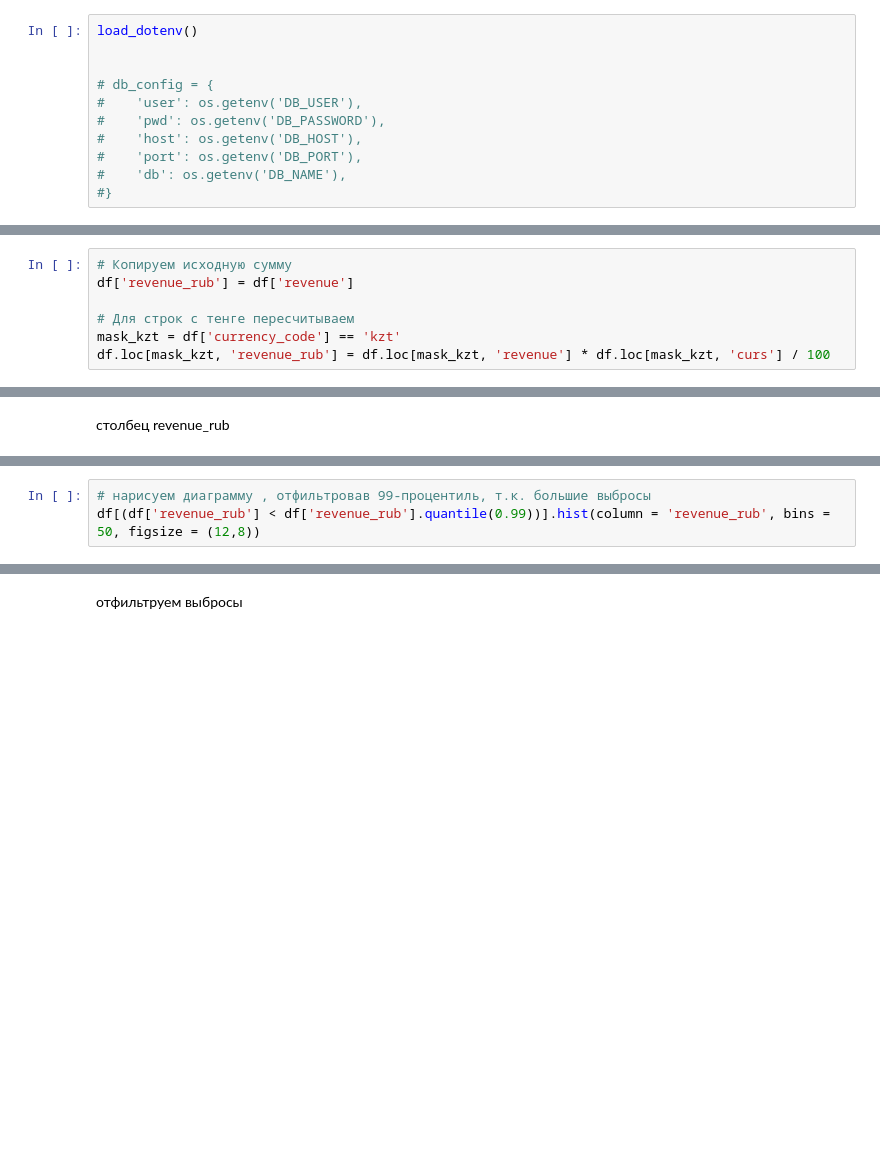
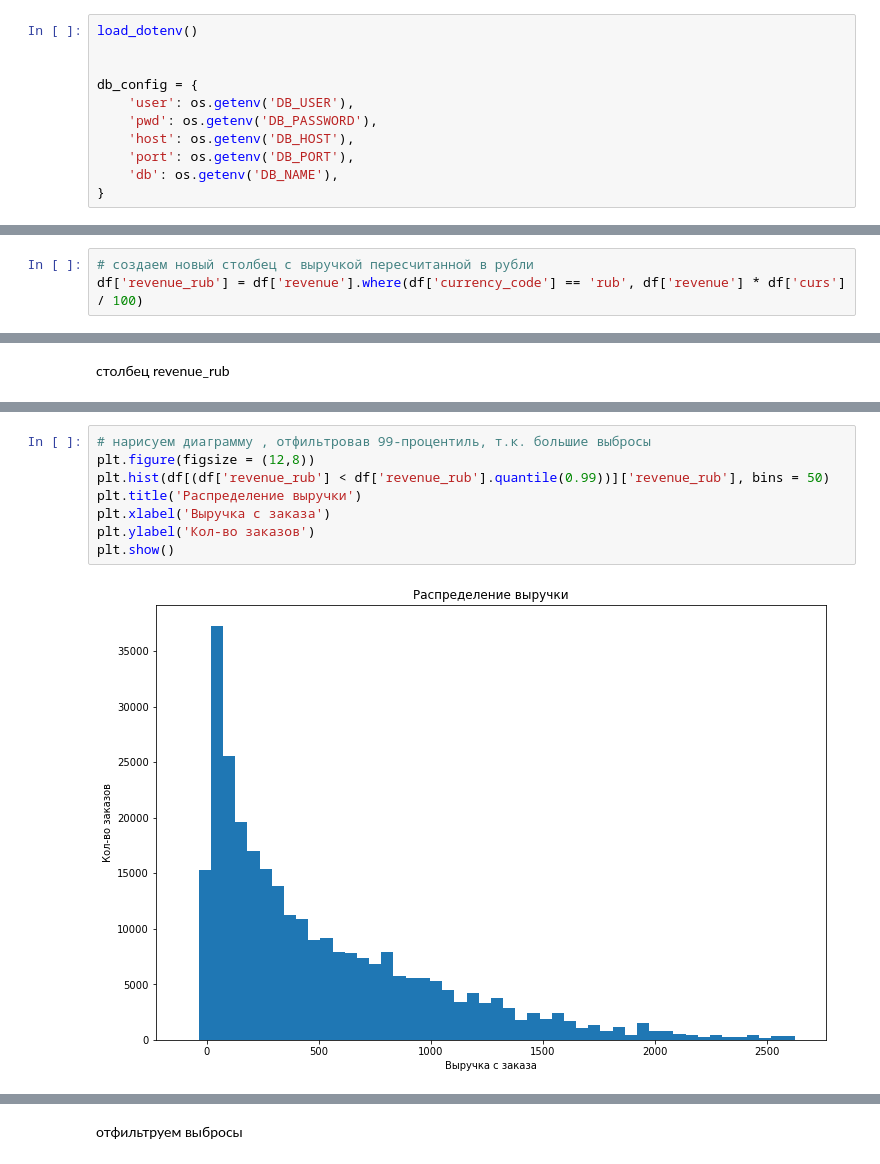
Before and after one commit to Ismagil1234/Project_Module_2, a Jupyter notebook: Project_Module_2.ipynb, the cells around one changed output, grey strips where cells are left out. Cells and saved outputs as stored; diff of their text form; blank space fills up the shorter version.

```diff
--- a/Project_Module_2.ipynb
+++ b/Project_Module_2.ipynb
@@ -75,13 +75,13 @@ import os
 load_dotenv()
 
 
-# db_config = {
-#    'user': os.getenv('DB_USER'),
-#    'pwd': os.getenv('DB_PASSWORD'),
-#    'host': os.getenv('DB_HOST'),
-#    'port': os.getenv('DB_PORT'),
-#    'db': os.getenv('DB_NAME'),
-#}
+db_config = {
+    'user': os.getenv('DB_USER'),
+    'pwd': os.getenv('DB_PASSWORD'),
+    'host': os.getenv('DB_HOST'),
+    'port': os.getenv('DB_PORT'),
+    'db': os.getenv('DB_NAME'),
+}
 # %%
 connection_string = 'postgresql://{}:{}@{}:{}/{}'.format(
     db_config['user'],
@@ -184,12 +216,8 @@ df.head()
 # %% [markdown]
 добавим столбец `revenue_rub` и удалим лишние столбцы
 # %%
-# Копируем исходную сумму
-df['revenue_rub'] = df['revenue']
-
-# Для строк с тенге пересчитываем
-mask_kzt = df['currency_code'] == 'kzt'
-df.loc[mask_kzt, 'revenue_rub'] = df.loc[mask_kzt, 'revenue'] * df.loc[mask_kzt, 'curs'] / 100
+# создаем новый столбец с выручкой пересчитанной в рубли
+df['revenue_rub'] = df['revenue'].where(df['currency_code'] == 'rub', df['revenue'] * df['curs'] / 100)
 # %%
 del df['data']
 del df['nominal']
@@ -240,5 +390,12 @@ df['revenue_rub'].describe()
 # %%
 # нарисуем диаграмму , отфильтровав 99-процентиль, т.к. большие выбросы
-df[(df['revenue_rub'] < df['revenue_rub'].quantile(0.99))].hist(column = 'revenue_rub', bins = 50, figsize = (12,8))
+plt.figure(figsize = (12,8))
+plt.hist(df[(df['revenue_rub'] < df['revenue_rub'].quantile(0.99))]['revenue_rub'], bins = 50)
+plt.title('Распределение выручки')
+plt.xlabel('Выручка с заказа')
+plt.ylabel('Кол-во заказов')
+plt.show()
+# %% [output]
+[figure, added]
 # %%
 df.boxplot(column = 'revenue_rub', vert=False, figsize = (12,4))
```
Also changed, not shown: parts of 89 cells of this notebook.
